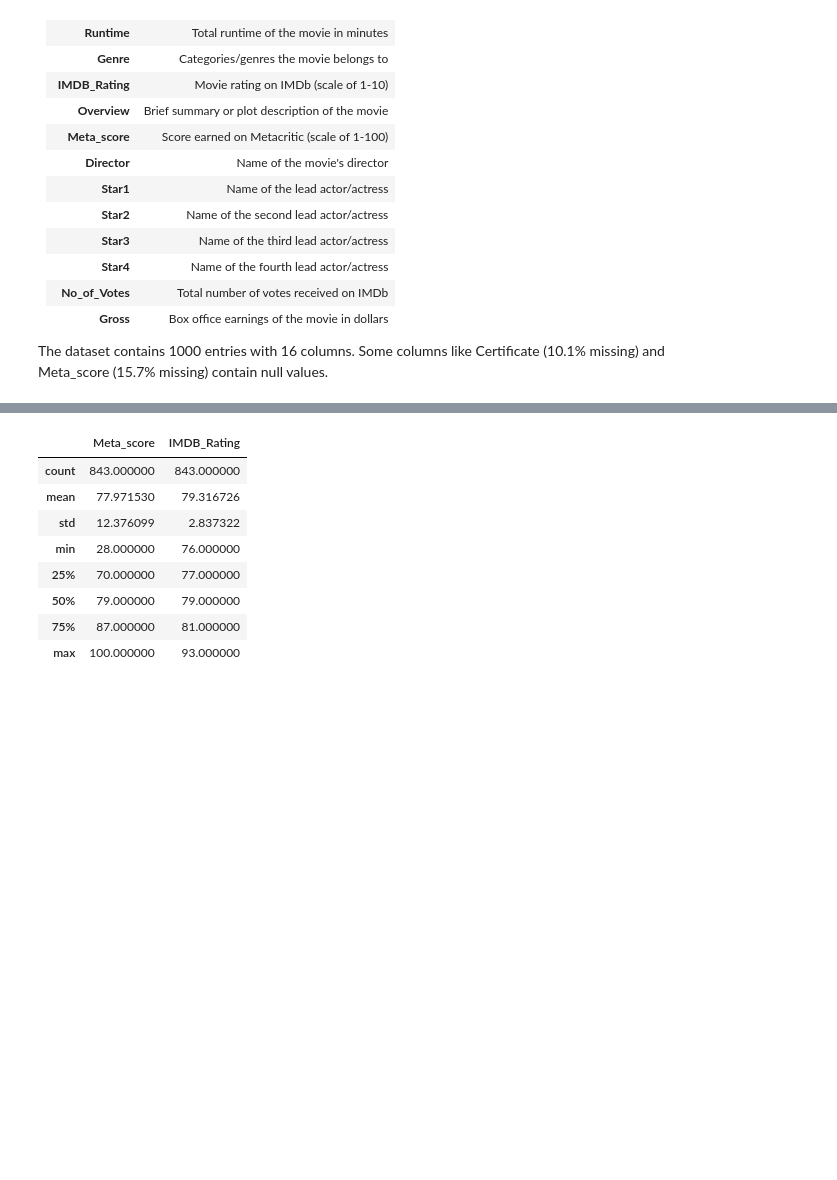
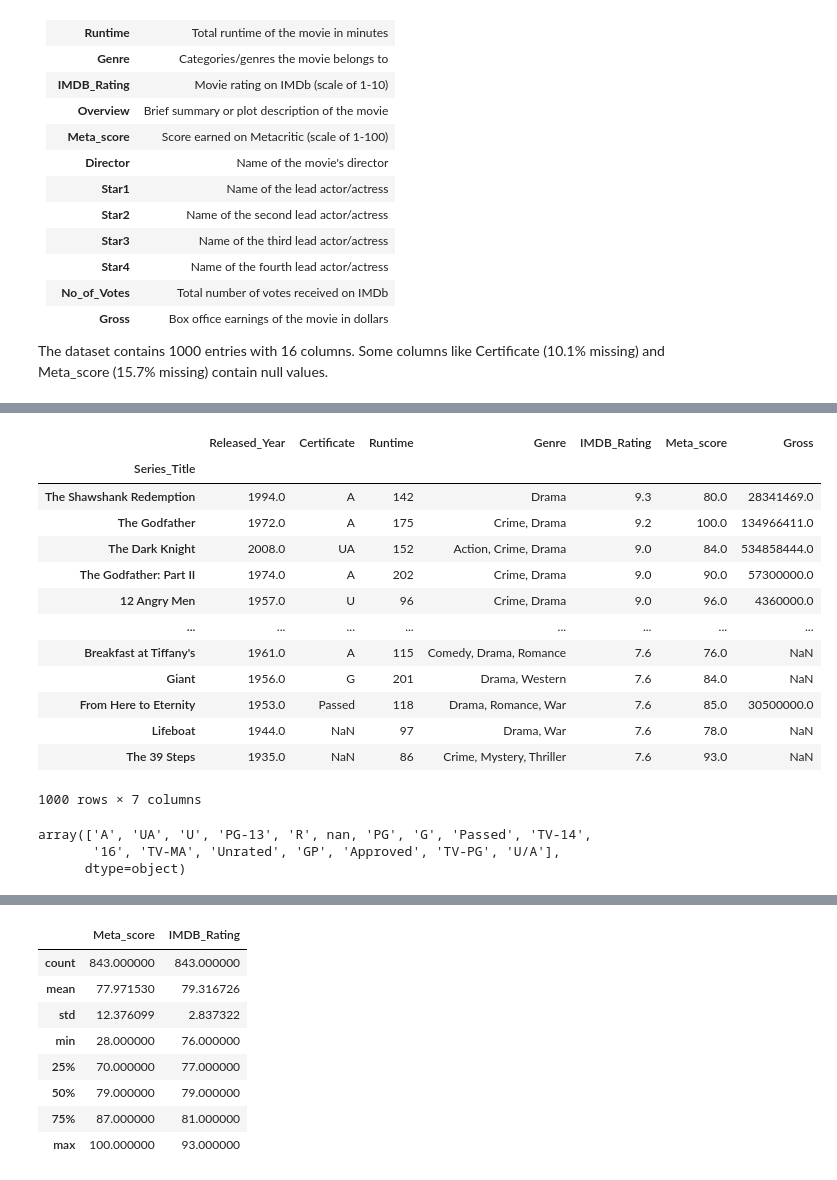
Before and after one commit to Doctor2007/movie_analysis, a Jupyter notebook: main.ipynb, the cells around one changed output, grey strips where cells are left out. Cells and saved outputs as stored; diff of their text form; code cells hidden in the pictures; blank space fills up the shorter version.

```diff
--- a/main.ipynb
+++ b/main.ipynb
@@ -54,0 +46,28 @@ movies.head()
+# %%
+movies['Released_Year'] = pd.to_numeric(movies['Released_Year'], errors='coerce')
+movies['Released_Year'].dropna().unique()
+movies['Runtime'] = movies['Runtime'].str.split(' ').str[0].astype(int)
+movies['Gross'] = movies['Gross'].str.replace(',', '')
+movies['Gross'] = pd.to_numeric(movies['Gross'], errors='coerce')
+movies
+# %% [output]
+|  | Released_Year | Certificate | Runtime | Genre | IMDB_Rating | Meta_score | Gross |
+| Series_Title |  |  |  |  |  |  |  |
+| The Shawshank Redemption | 1994.0 | A | 142 | Drama | 9.3 | 80.0 | 28341469.0 |
+| The Godfather | 1972.0 | A | 175 | Crime, Drama | 9.2 | 100.0 | 134966411.0 |
+| The Dark Knight | 2008.0 | UA | 152 | Action, Crime, Drama | 9.0 | 84.0 | 534858444.0 |
+| The Godfather: Part II | 1974.0 | A | 202 | Crime, Drama | 9.0 | 90.0 | 57300000.0 |
+| 12 Angry Men | 1957.0 | U | 96 | Crime, Drama | 9.0 | 96.0 | 4360000.0 |
+| ... | ... | ... | ... | ... | ... | ... | ... |
+| Breakfast at Tiffany's | 1961.0 | A | 115 | Comedy, Drama, Romance | 7.6 | 76.0 | NaN |
+| Giant | 1956.0 | G | 201 | Drama, Western | 7.6 | 84.0 | NaN |
+| From Here to Eternity | 1953.0 | Passed | 118 | Drama, Romance, War | 7.6 | 85.0 | 30500000.0 |
+| Lifeboat | 1944.0 | NaN | 97 | Drama, War | 7.6 | 78.0 | NaN |
+| The 39 Steps | 1935.0 | NaN | 86 | Crime, Mystery, Thriller | 7.6 | 93.0 | NaN |
+1000 rows × 7 columns
+# %%
+movies['Certificate'].unique()
+# %% [output]
+array(['A', 'UA', 'U', 'PG-13', 'R', nan, 'PG', 'G', 'Passed', 'TV-14',
+       '16', 'TV-MA', 'Unrated', 'GP', 'Approved', 'TV-PG', 'U/A'],
+      dtype=object)
```
Also changed, not shown: parts of 5 cells of this notebook, 2 other files.
